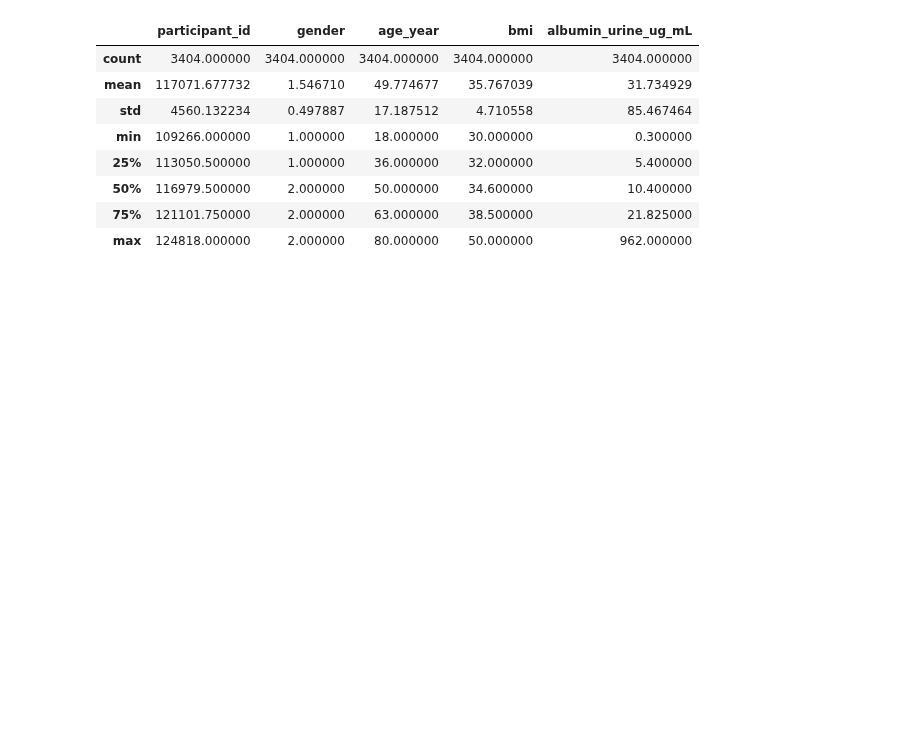
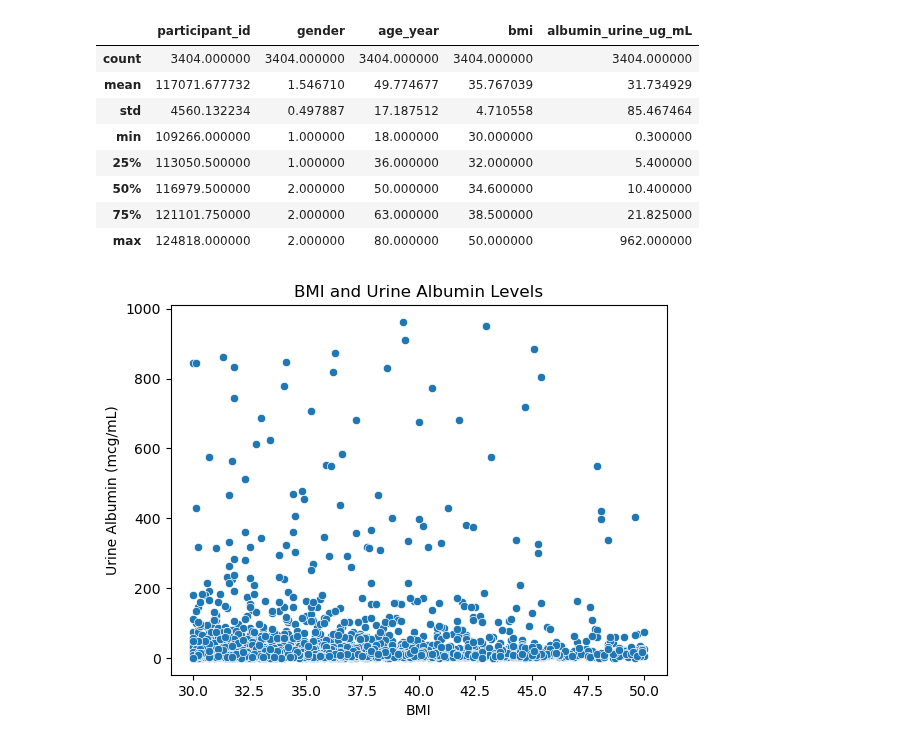
Before and after one commit to eudorach/portfolio_ds_projects, a Jupyter notebook: NHANES_analysis/6_urine_data_analysis.ipynb, the cells around one changed output. Cells and saved outputs as stored; diff of their text form; code cells hidden in the pictures; blank space fills up the shorter version.

```diff
--- a/NHANES_analysis/6_urine_data_analysis.ipynb
+++ b/NHANES_analysis/6_urine_data_analysis.ipynb
@@ -432,3 +437,11 @@ urine_alb_clean.describe()
 | 50% | 116979.500000 | 2.000000 | 50.000000 | 34.600000 | 10.400000 |
 | 75% | 121101.750000 | 2.000000 | 63.000000 | 38.500000 | 21.825000 |
 | max | 124818.000000 | 2.000000 | 80.000000 | 50.000000 | 962.000000 |
+# %%
+sns.scatterplot(x='bmi',y='albumin_urine_ug_mL',data=urine_alb_clean)
+plt.xlabel('BMI')
+plt.ylabel('Urine Albumin (mcg/mL)')
+plt.title('BMI and Urine Albumin Levels')
+plt.show()
+# %% [output]
+[figure, added]
```
Also changed, not shown: parts of 16 cells of this notebook, 1 other file.
